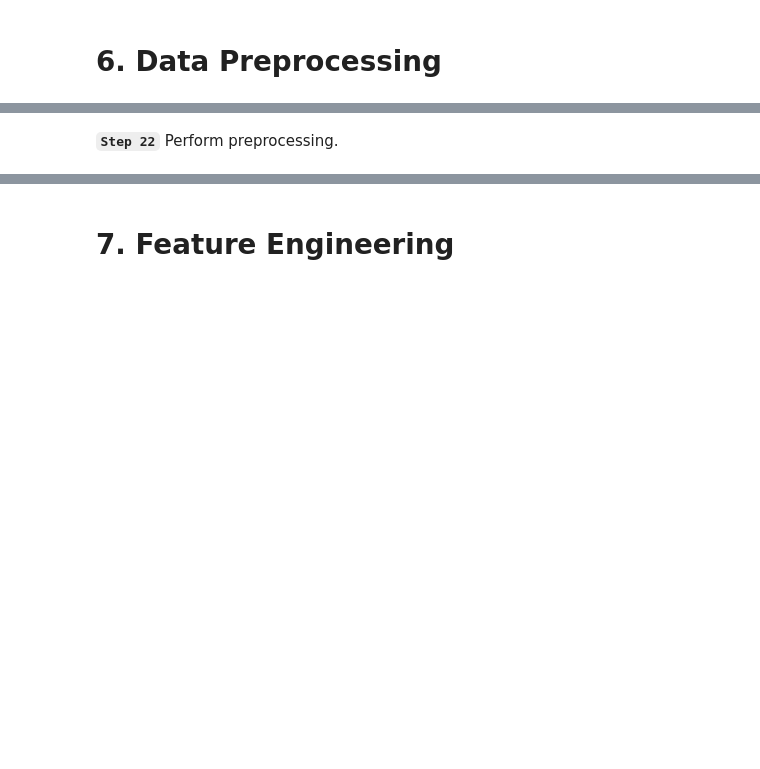
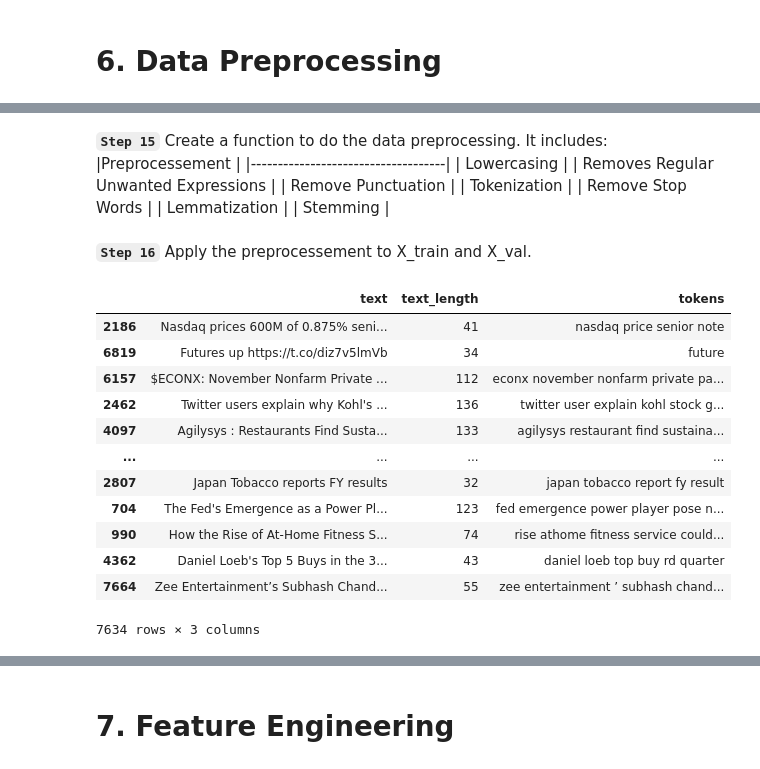
Before and after one commit to fabiofficial/Text_Mining_Project, a Jupyter notebook: Notebooks/tm_tests_42.ipynb, the cells around one changed output, grey strips where cells are left out. Saved outputs shown, nothing was run; the diff lists cells and outputs as text; code cells hidden in the pictures; blank space fills up the shorter version.

Commit message:
Preprocessing working

```diff
--- a/Notebooks/tm_tests_42.ipynb
+++ b/Notebooks/tm_tests_42.ipynb
@@ -384,11 +370,17 @@ X_val
 __`Step 14`__ Split the data in train, validation and test set in a 80/10/10 split, with random_state = 42, stratification by y and with shuffle of the dataset.
 # %%
 # First split into train (80%) and temp (20%)
-X_train, X_temp, y_train, y_temp = train_test_split(
-    X, y, test_size=0.2, random_state=42, stratify=y, shuffle=True
-)
+X_train, X_temp, y_train, y_temp = train_test_split(X, y,
+                                                    test_size=0.2,
+                                                    random_state=42,
+                                                    stratify=y,
+                                                    shuffle=True
+                                                    )
 
 # Then split temp into validation (10%) and test (10%)
-X_val, X_test, y_val, y_test = train_test_split(
-    X_temp, y_temp, test_size=0.5, random_state=42, stratify=y_temp, shuffle=True
-)
+X_val, X_test, y_val, y_test = train_test_split(X_temp, y_temp,
+                                                test_size=0.5,
+                                                random_state=42,
+                                                stratify=y_temp,
+                                                shuffle=True
+                                                )
@@ -432,5 +396,0 @@ __`Step 17`__ Create function to perform lemmatization.
-# %%
-lemmatizer = WordNetLemmatizer()
-
-def lemmatization(tokens):
-    return [lemmatizer.lemmatize(word) for word in tokens]
@@ -441,5 +396,0 @@ __`Step 18`__ Create function to perform stemming.
-# %%
-stemmer = PorterStemmer()
-
-def stemming(tokens):
-    return [stemmer.stem(word) for word in tokens]
@@ -464,15 +396,0 @@ __`Step 21`__ Create function to perform full preprocessing.
-# %%
-def preprocess(text, do_lemmatize=True, do_stem=False):
-    text = to_lowercase(text)
-    text = clean_text(text)
-    tokens = tokenize(text)
-    tokens = remove_stopwords(tokens)
-
-    if do_lemmatize:
-        tokens = lemmatize(tokens)
-    if do_stem:
-        tokens = stem(tokens)
-
-    return tokens
-# %% [markdown]
-__`Step 22`__ Perform preprocessing.
@@ -480,0 +397,11 @@ __`Step 22`__ Perform preprocessing.
+# %% [markdown]
+__`Step 15`__ Create a function to do the data preprocessing. It includes:<br>
+|Preprocessement                                  |
+|------------------------------------|
+| Lowercasing |
+| Removes Regular Unwanted Expressions   |
+| Remove Punctuation           |
+| Tokenization |
+| Remove Stop Words                    |
+| Lemmatization |
+| Stemming                    |
@@ -480,0 +462,19 @@ __`Step 22`__ Perform preprocessing.
+# %% [markdown]
+__`Step 16`__ Apply the preprocessement to X_train and X_val.
+# %%
+X_train['tokens'] = preprocess(X_train['text'], use_lemmatize=True, use_stemmer=False)
+X_train
+# %% [output]
+|  | text | text_length | tokens |
+| 2186 | Nasdaq prices 600M of 0.875% seni... | 41 | nasdaq price senior note |
+| 6819 | Futures up https://t.co/diz7v5lmVb | 34 | future |
+| 6157 | $ECONX: November Nonfarm Private ... | 112 | econx november nonfarm private pa... |
+| 2462 | Twitter users explain why Kohl's ... | 136 | twitter user explain kohl stock g... |
+| 4097 | Agilysys : Restaurants Find Susta... | 133 | agilysys restaurant find sustaina... |
+| ... | ... | ... | ... |
+| 2807 | Japan Tobacco reports FY results | 32 | japan tobacco report fy result |
+| 704 | The Fed's Emergence as a Power Pl... | 123 | fed emergence power player pose n... |
+| 990 | How the Rise of At-Home Fitness S... | 74 | rise athome fitness service could... |
+| 4362 | Daniel Loeb's Top 5 Buys in the 3... | 43 | daniel loeb top buy rd quarter |
+| 7664 | Zee Entertainment’s Subhash Chand... | 55 | zee entertainment ’ subhash chand... |
+7634 rows × 3 columns
```
Also changed, not shown: parts of 27 cells of this notebook.
